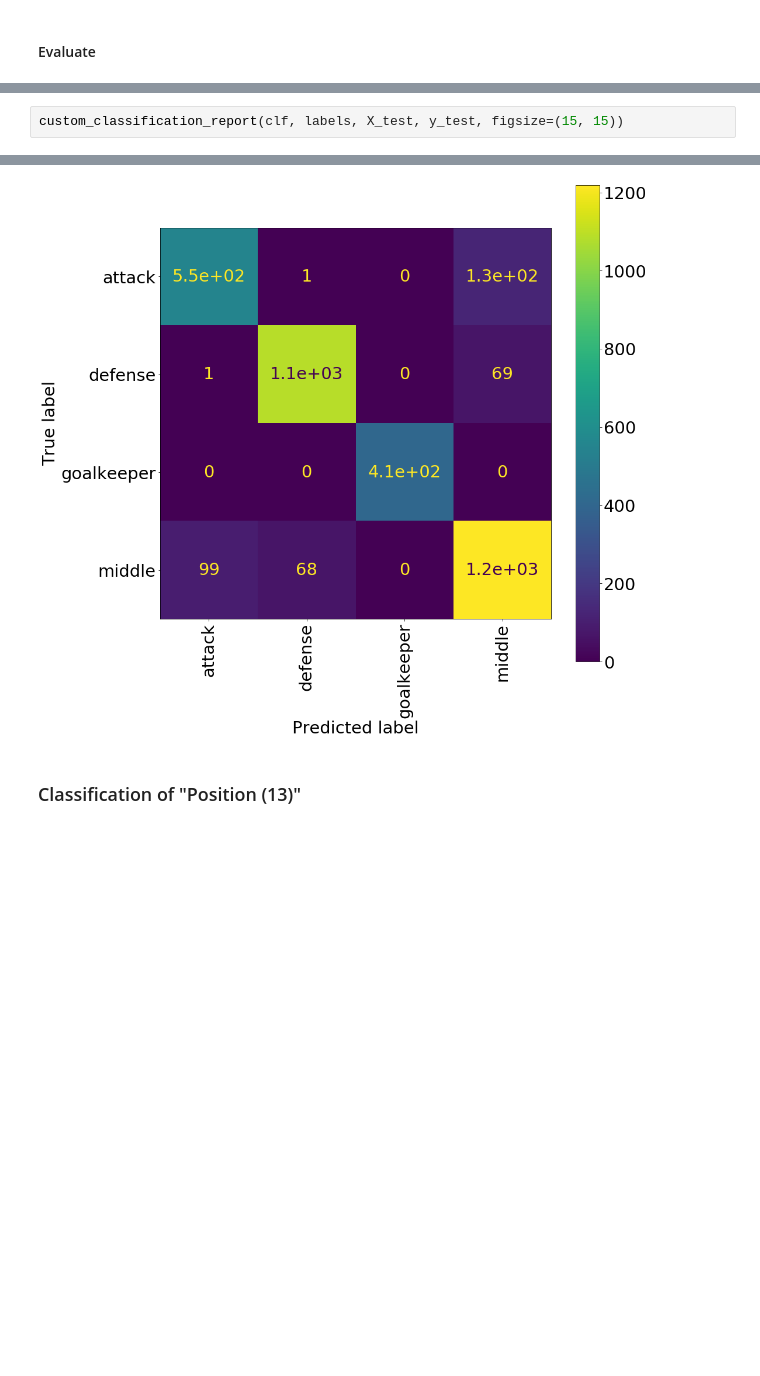
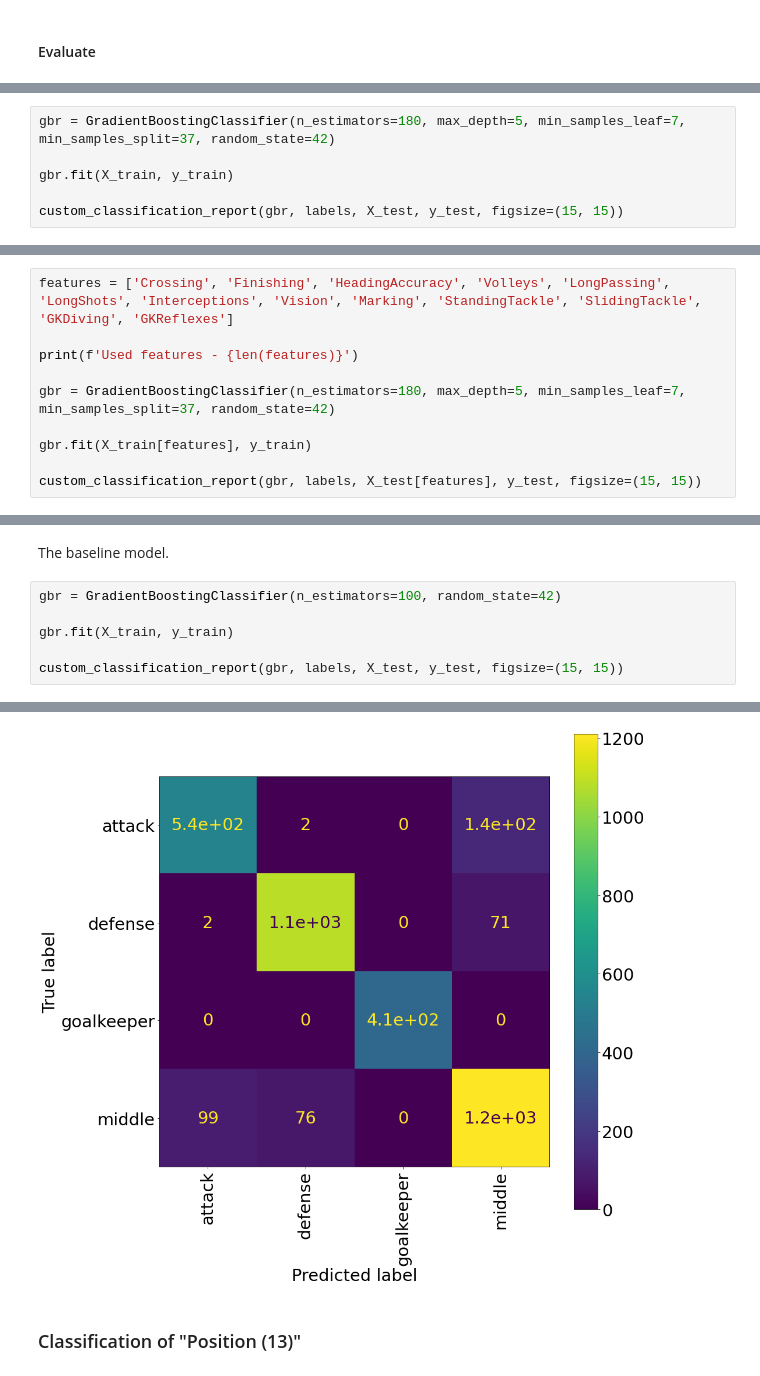
Before and after one commit to timzatko/fifa-19-dataset-machine-learning, a Jupyter notebook: notebooks/13_hyper_parameter_tuning.ipynb, the cells around one changed output, grey strips where cells are left out. Saved outputs shown, nothing was run; the diff lists cells and outputs as text; blank space fills up the shorter version.

```diff
--- a/notebooks/13_hyper_parameter_tuning.ipynb
+++ b/notebooks/13_hyper_parameter_tuning.ipynb
@@ -145,0 +283,6 @@ Wall time: 3min 3s
+# %%
+gbr = GradientBoostingClassifier(n_estimators=180, max_depth=5, min_samples_leaf=7, min_samples_split=37, random_state=42)
+
+gbr.fit(X_train, y_train)
+
+custom_classification_report(gbr, labels, X_test, y_test, figsize=(15, 15))
@@ -145,0 +310,10 @@ Wall time: 3min 3s
+# %%
+features = ['Crossing', 'Finishing', 'HeadingAccuracy', 'Volleys', 'LongPassing', 'LongShots', 'Interceptions', 'Vision', 'Marking', 'StandingTackle', 'SlidingTackle', 'GKDiving', 'GKReflexes']
+
+print(f'Used features - {len(features)}')
+
+gbr = GradientBoostingClassifier(n_estimators=180, max_depth=5, min_samples_leaf=7, min_samples_split=37, random_state=42)
+
+gbr.fit(X_train[features], y_train)
+
+custom_classification_report(gbr, labels, X_test[features], y_test, figsize=(15, 15))
@@ -146,4 +339,10 @@ Wall time: 3min 3s
+# %% [markdown]
+The baseline model.
 # %%
-custom_classification_report(clf, labels, X_test, y_test, figsize=(15, 15))
+gbr = GradientBoostingClassifier(n_estimators=100, random_state=42)
+
+gbr.fit(X_train, y_train)
+
+custom_classification_report(gbr, labels, X_test, y_test, figsize=(15, 15))
 # %% [output]
 attack
@@ -166,3 +365,3 @@ macro: 0.9097842854015955
-[figure, old version]
+[figure, new version]
 # %% [markdown]
 ### Classification of "Position (13)"
```
Also changed, not shown: parts of 36 cells of this notebook, 9 other files.
